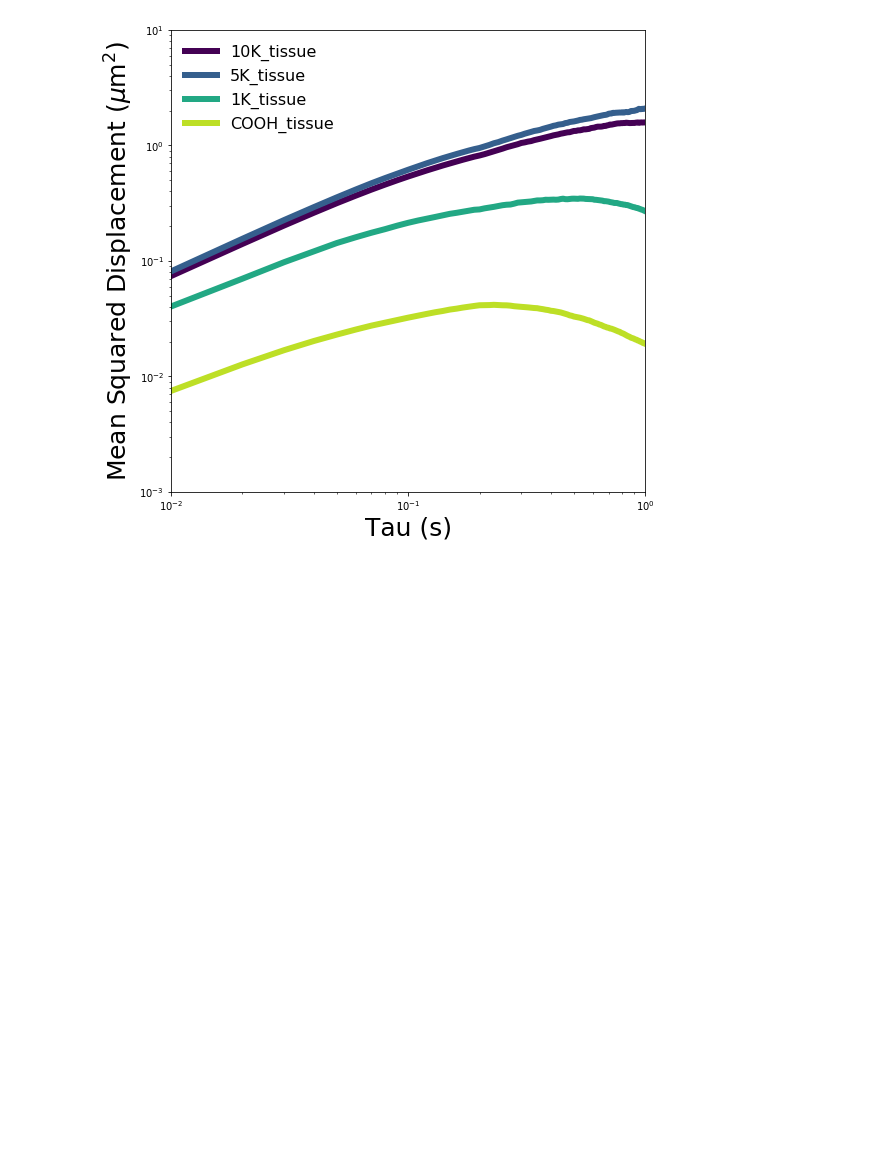
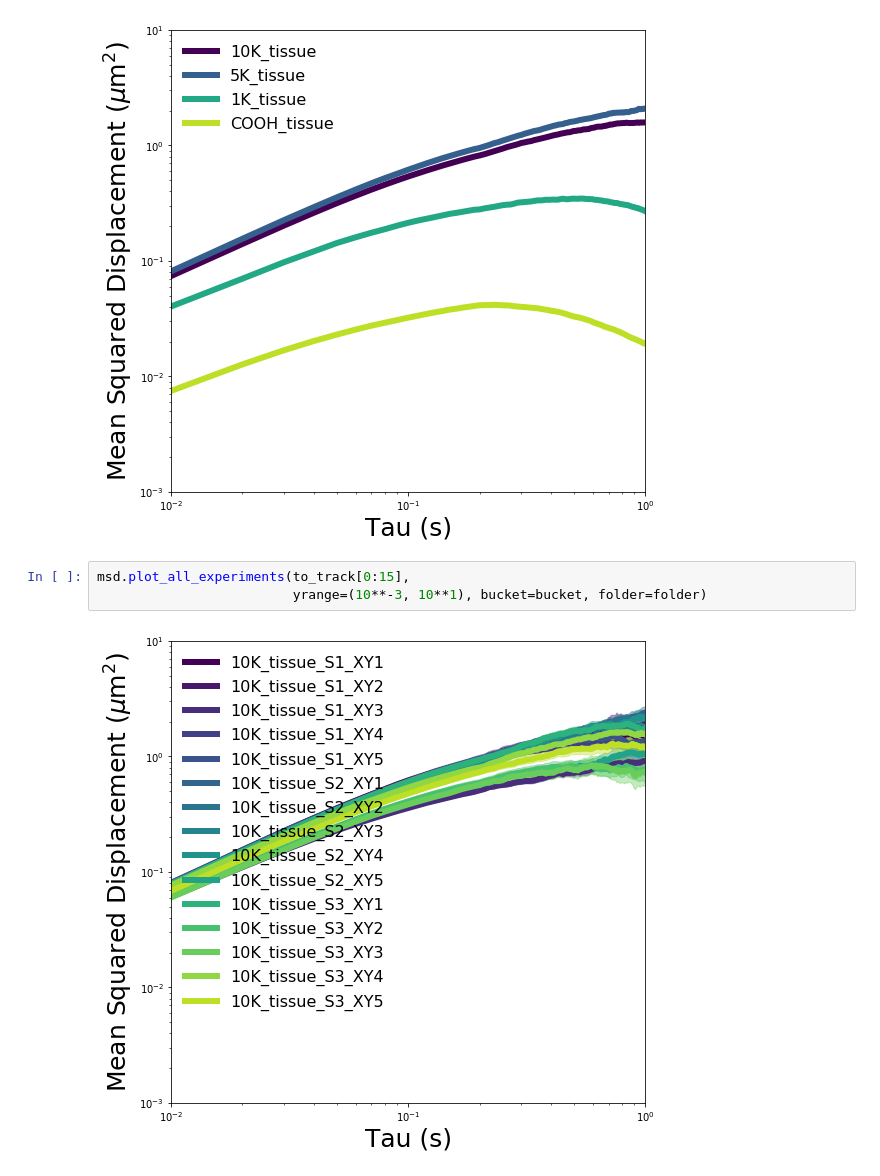
Before and after one commit to Nance-Lab/diff_classifier, a Jupyter notebook: notebooks/development/10_03_18_averaging_Hugo_tissue.ipynb, the cells around one changed output. Drawn from its saved outputs; the diff is of its cells as text; blank space fills up the shorter version.

Commit message:
New experiment runs.*

```diff
--- a/notebooks/development/10_03_18_averaging_Hugo_tissue.ipynb
+++ b/notebooks/development/10_03_18_averaging_Hugo_tissue.ipynb
@@ -78,3 +78,8 @@ msd.plot_all_experiments(['10K_tissue', '5K_tissue', '1K_tissue', 'COOH_tissue']
                          yrange=(10**-3, 10**1), bucket=bucket, folder=folder)
 # %% [output]
 [figure]
+# %%
+msd.plot_all_experiments(to_track[0:15],
+                         yrange=(10**-3, 10**1), bucket=bucket, folder=folder)
+# %% [output]
+[figure, added]
```
Also changed, not shown: parts of 3 cells of this notebook, 17 other files.
